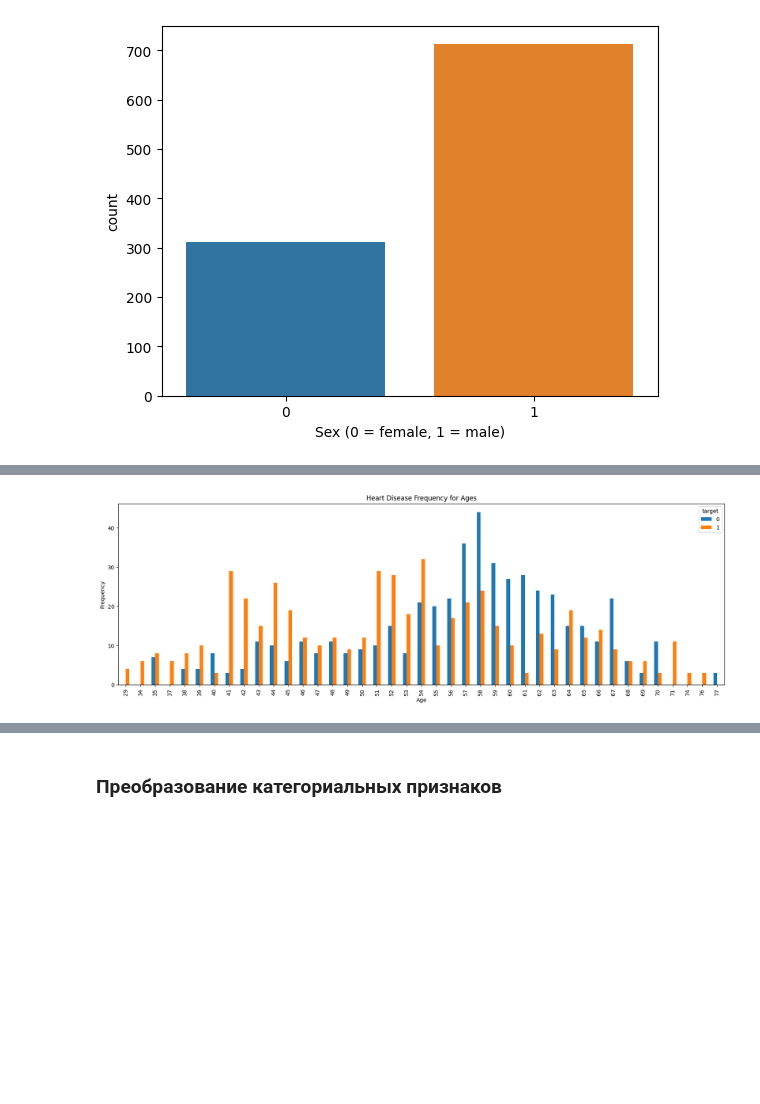
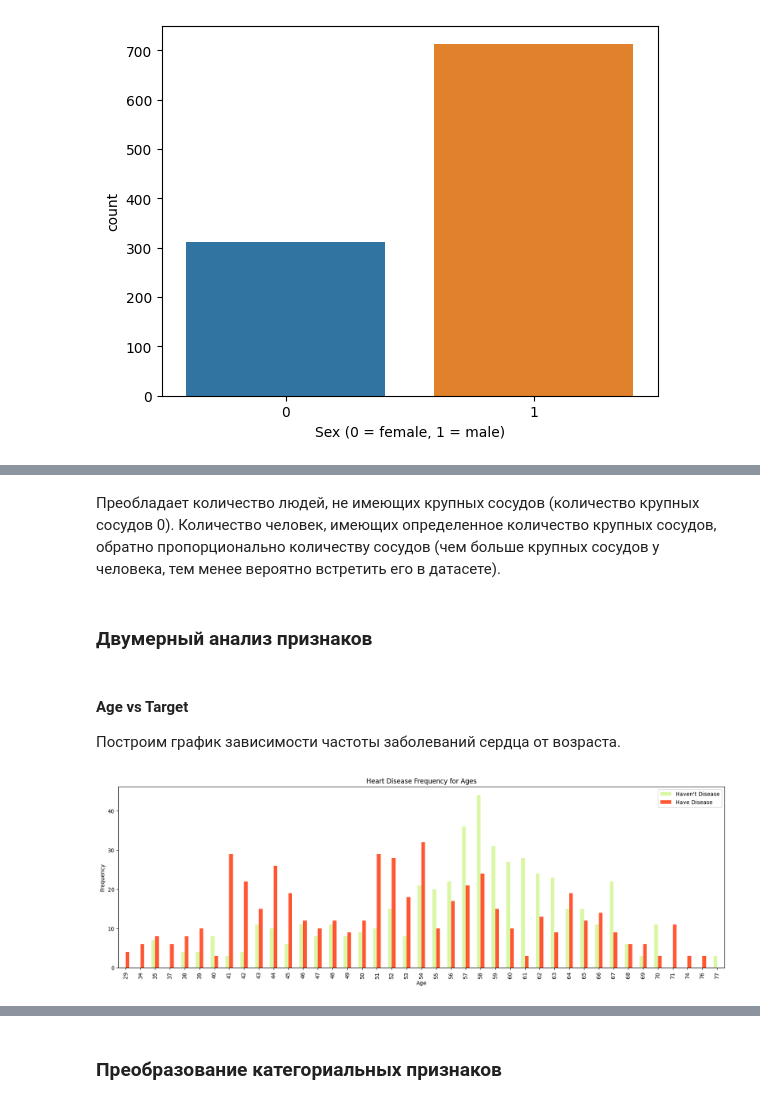
Before and after one commit to katevi/Introduction-to-ML, a Jupyter notebook: lab2/heart_disease_analysis.ipynb, the cells around one changed output, grey strips where cells are left out. Drawn from its saved outputs; the diff is of its cells as text; code cells hidden in the pictures; blank space fills up the shorter version.

```diff
--- a/lab2/heart_disease_analysis.ipynb
+++ b/lab2/heart_disease_analysis.ipynb
@@ -82,8 +113,17 @@ df.groupby('target').mean()
+# %% [markdown]
+Преобладает количество людей, не имеющих крупных сосудов (количество крупных сосудов 0). Количество человек, имеющих определенное количество крупных сосудов, обратно пропорционально количеству сосудов (чем больше крупных сосудов у человека, тем менее вероятно встретить его в датасете).
+# %% [markdown]
+### Двумерный анализ признаков
+# %% [markdown]
+#### Age vs Target
+
+Построим график зависимости частоты заболеваний сердца от возраста.
 # %%
-pd.crosstab(df.age,df.target).plot(kind="bar", figsize=(20, 6))
+pd.crosstab(df.age,df.target).plot(kind="bar", figsize=(20, 6), color=['#DAF7A6','#FF5733' ])
 plt.title('Heart Disease Frequency for Ages')
 plt.xlabel('Age')
 plt.ylabel('Frequency')
+plt.legend(["Haven't Disease", "Have Disease"])
 plt.show()
 # %% [output]
-[figure, old version]
+[figure, new version]
```
Also changed, not shown: parts of 36 cells of this notebook.
